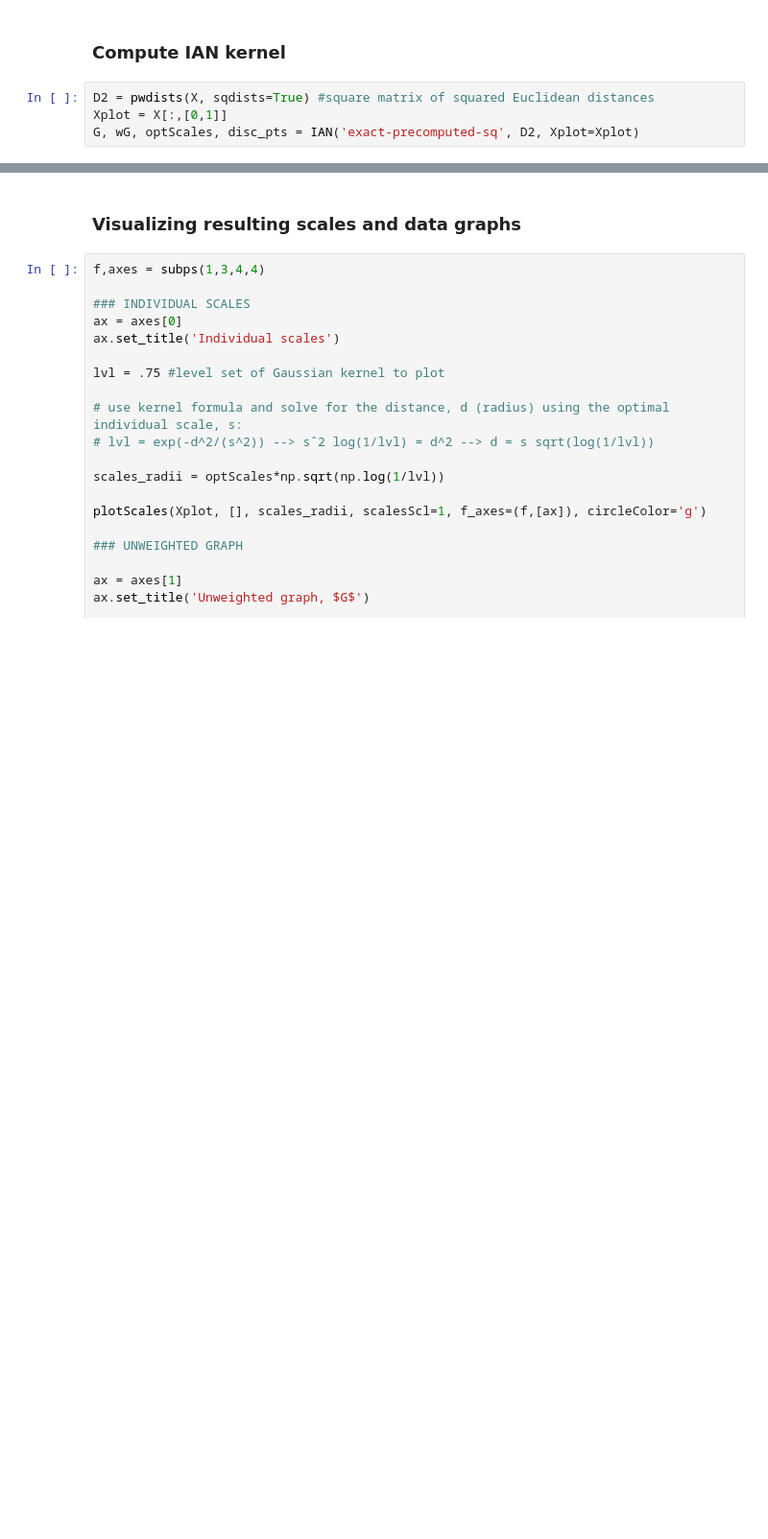
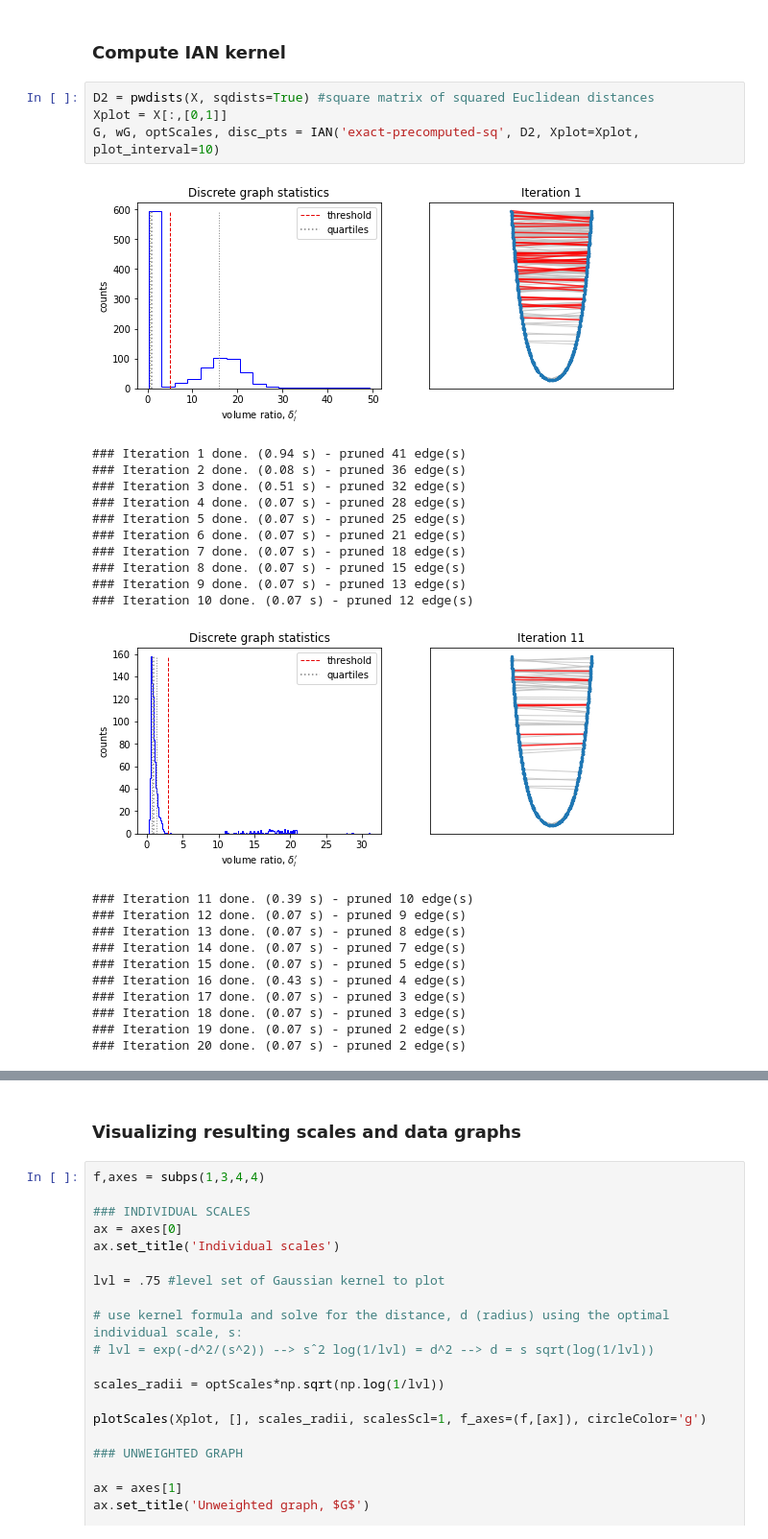
Before and after one commit to dyballa/IAN, a Jupyter notebook: examples/example-bentplane.ipynb, the cells around one changed output, grey strips where cells are left out. Shown at 96% size. Cells and saved outputs as stored; diff of their text form; blank space fills up the shorter version.

```diff
--- a/examples/example-bentplane.ipynb
+++ b/examples/example-bentplane.ipynb
@@ -34,4 +37,27 @@ plt.show()
 # %%
 D2 = pwdists(X, sqdists=True) #square matrix of squared Euclidean distances
 Xplot = X[:,[0,1]]
-G, wG, optScales, disc_pts = IAN('exact-precomputed-sq', D2, Xplot=Xplot)
+G, wG, optScales, disc_pts = IAN('exact-precomputed-sq', D2, Xplot=Xplot, plot_interval=10)
+# %% [output]
+[figure, added]
+### Iteration 1 done. (0.94 s) - pruned 41 edge(s)
+### Iteration 2 done. (0.08 s) - pruned 36 edge(s)
+### Iteration 3 done. (0.51 s) - pruned 32 edge(s)
+### Iteration 4 done. (0.07 s) - pruned 28 edge(s)
+### Iteration 5 done. (0.07 s) - pruned 25 edge(s)
+### Iteration 6 done. (0.07 s) - pruned 21 edge(s)
+### Iteration 7 done. (0.07 s) - pruned 18 edge(s)
+### Iteration 8 done. (0.07 s) - pruned 15 edge(s)
+### Iteration 9 done. (0.07 s) - pruned 13 edge(s)
+### Iteration 10 done. (0.07 s) - pruned 12 edge(s)
+[figure, added]
+### Iteration 11 done. (0.39 s) - pruned 10 edge(s)
+### Iteration 12 done. (0.07 s) - pruned 9 edge(s)
+### Iteration 13 done. (0.07 s) - pruned 8 edge(s)
+### Iteration 14 done. (0.07 s) - pruned 7 edge(s)
+### Iteration 15 done. (0.07 s) - pruned 5 edge(s)
+### Iteration 16 done. (0.43 s) - pruned 4 edge(s)
+### Iteration 17 done. (0.07 s) - pruned 3 edge(s)
+### Iteration 18 done. (0.07 s) - pruned 3 edge(s)
+### Iteration 19 done. (0.07 s) - pruned 2 edge(s)
+### Iteration 20 done. (0.07 s) - pruned 2 edge(s)
```
Also changed, not shown: parts of 10 cells of this notebook.
